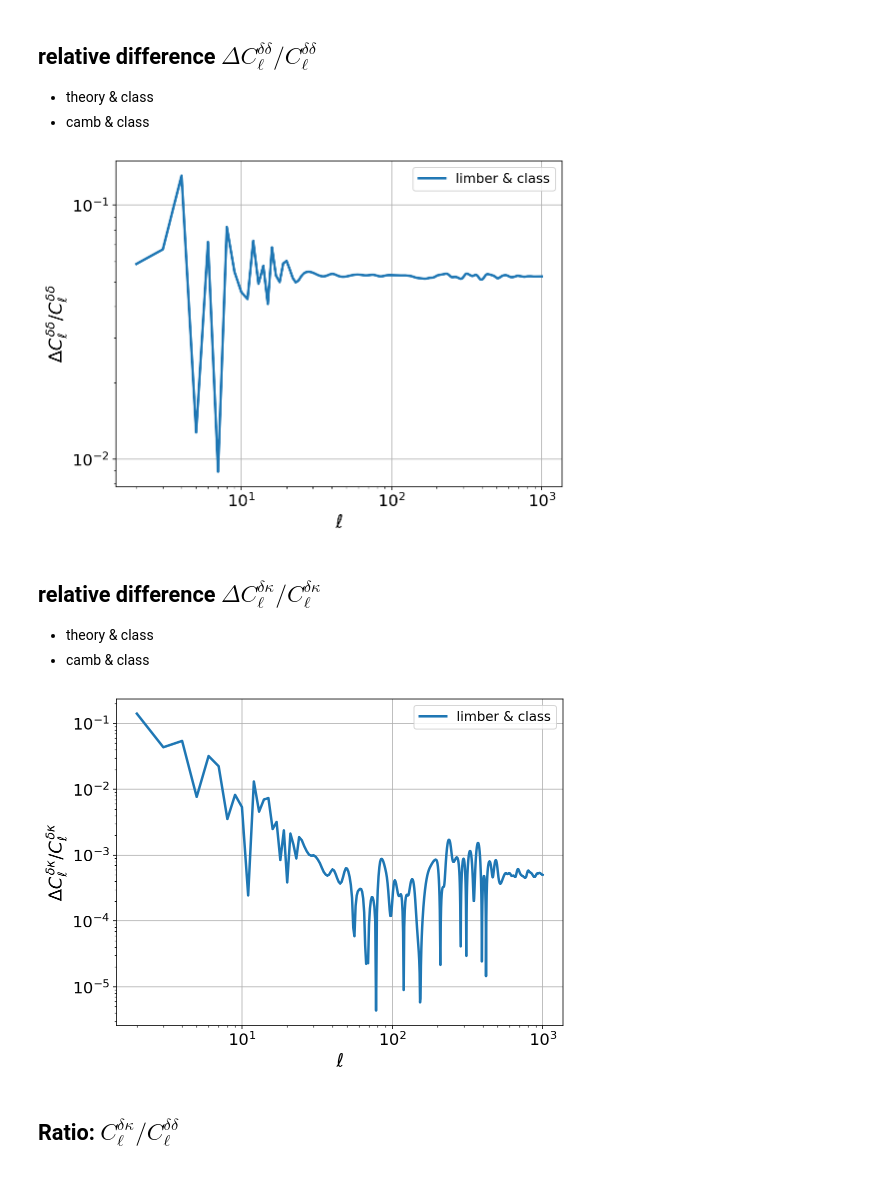
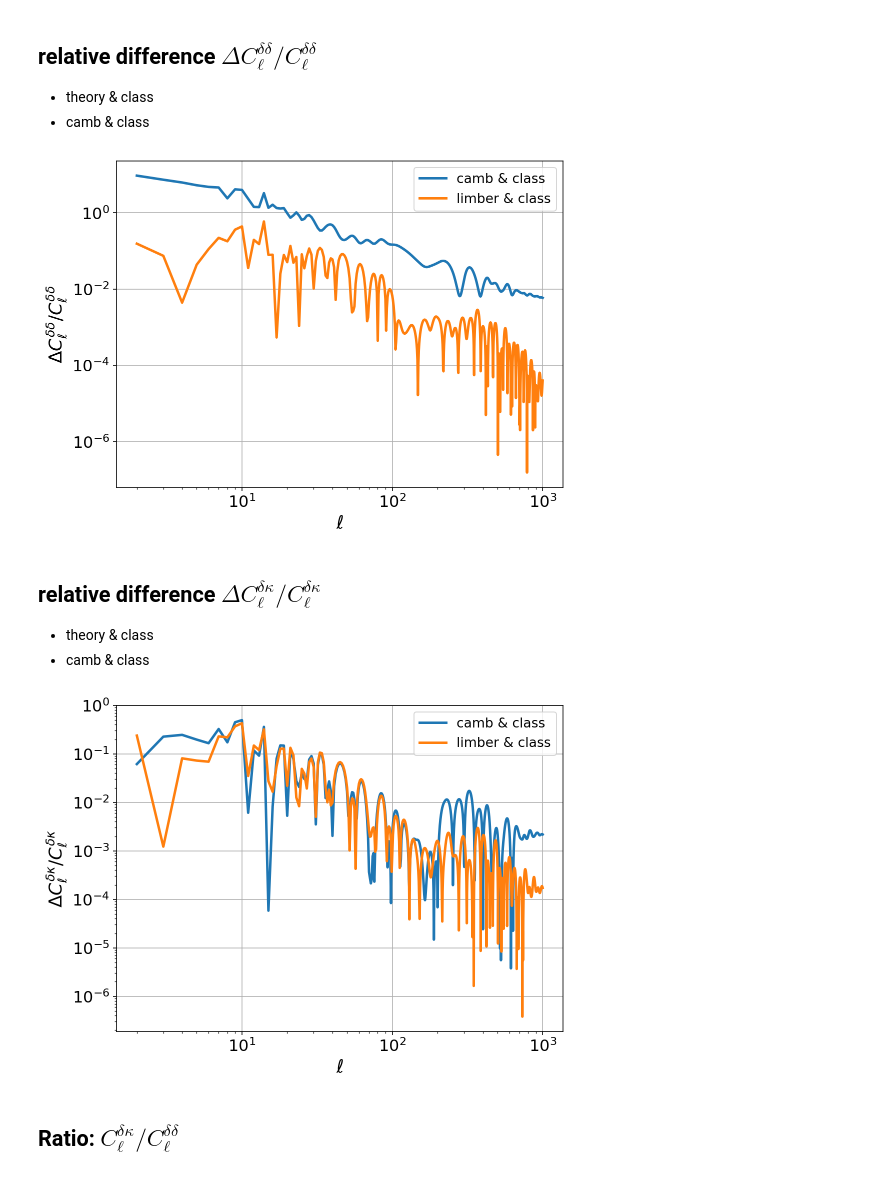
Before and after one commit to muntazirabidi/CLASS_CAMB, a Jupyter notebook: ratio_limber-tophat.ipynb, the cells around one changed output. Saved outputs shown, nothing was run; the diff lists cells and outputs as text; code cells hidden in the pictures.

```diff
--- a/ratio_limber-tophat.ipynb
+++ b/ratio_limber-tophat.ipynb
@@ -219,8 +245,8 @@ pars.Want_CMB = False
 pars.NonLinear = model.NonLinear_none
 #Set up W(z) window functions, later labelled W1, W2. Gaussian here.
 pars.SourceWindows = [
-    GaussianSourceWindow(redshift=mu_z1, source_type='counts', bias=1.0, sigma=sigma_z1, dlog10Ndm=0.4),
-    GaussianSourceWindow(redshift=mu_z2, source_type='lensing', sigma=sigma_z2)]
+    SplinedSourceWindow(z=z1,W=W_z1, source_type='counts', bias=1.0, dlog10Ndm=0.4),
+    SplinedSourceWindow(z=z2, W=W_z2, source_type='lensing')]
 # %%
 # set up camb ell array
 l_camb  = np.arange(2, ellmax+1)
@@ -255,8 +287,8 @@ cl_dd   = cltmp[2:ellmax+1]/(l_camb*(l_camb+1.0))*(2.0*np.pi)
 ## Compute Limber approximations
 # %%
 # set up redshift arrays in the two redshift bins
-z1  = np.linspace(mu_z1-delta_z1/2,mu_z1+delta_z1/2,num=nz,endpoint=True)
-z2  = np.linspace(mu_z2-delta_z2/2,mu_z2+delta_z2/2,num=nz,endpoint=True)
+#z1  = np.linspace(mu_z1-delta_z1/2,mu_z1+delta_z1/2,num=nz,endpoint=True)
+#z2  = np.linspace(mu_z2-delta_z2/2,mu_z2+delta_z2/2,num=nz,endpoint=True)
 # set up ell-array for limber
 l_limber = np.linspace(2,ellmax,nell)
 # %%
@@ -267,13 +299,10 @@ chi_z1    = comoving_dist_intp(z1) # returns comoving radial distance chi in Mpc
 chi_z2    = comoving_dist_intp(z2) # returns comoving radial distance chi in Mpc
 Hub_z1    =  Hubble_intp(z1)*cspeed
 
-# Gaussian window functions
-#W_z1      = norm_gaussian(z1,mu_z1,sigma_z1)
-#W_z2      = norm_gaussian(z2,mu_z2,sigma_z2)
 
 # tophat window functions
-W_z1  = (1/delta_z1)
-W_z2  = (1/delta_z2)
+#W_z1  = (1/delta_z1)
+#W_z2  = (1/delta_z2)
 
 #
 limber_ell_factor = (1.0+l_limber)*l_limber/(0.5+l_limber)**2 # we could simply set this to 1 w/o significant impact
@@ -297,7 +326,7 @@ for il, ell in enumerate(l_limber):
         kz      = (0.5+ell)/chi_z1[nz]
         Pkz[nz] = PK.P(iz, kz, grid=False)
         #Pkz[nz] = cosmo.pk_lin(kz, 0)*(growth_factor_intp(iz)**2)
-        res[nz] = W_z1*(1.0+z1[nz])*Pkz[nz]*simps(W_z2*(chi_z2-chi_z1[nz])/(chi_z2*chi_z1[nz]),x=z2)
+        res[nz] = W_z1[nz]*(1.0+z1[nz])*Pkz[nz]*simps(W_z2*(chi_z2-chi_z1[nz])/(chi_z2*chi_z1[nz]),x=z2)
     resarr_dk[il] = simps(res,x=z1)
 resarr_dk = resarr_dk*limber_ell_factor*1.5*(omch2+ombh2)*100.0**2/cspeed**2
 # %%
@@ -352,12 +379,11 @@ Text(0.5, 0, '$\\ell$')
 - camb & class
 # %%
 # set up interpolation function for camb result as Limber integration has different ell
-#cl_dd_f = interp1d(l_camb,cl_dd,kind='cubic')
+cl_dd_f = interp1d(l_camb,cl_dd,kind='cubic')
 
 cl_dd_limber_f = interp1d(l_limber,resarr_dd,kind='cubic')
 
-
-#plt.plot(ll[2:], np.abs((cls_dd_class['dd'][0][2:]-cl_dd_f(ll[2:]))/cls_dd_class['dd'][0][2:]), label = 'camb & class',linewidth=2.5)
+plt.plot(ll[2:], np.abs((cls_dd_class['dd'][0][2:]-cl_dd_f(ll[2:]))/cls_dd_class['dd'][0][2:]), label = 'camb & class',linewidth=2.5)
 plt.plot(ll[2:], np.abs((cls_dd_class['dd'][0][2:]-cl_dd_limber_f(ll[2:]))/cls_dd_class['dd'][0][2:]), label = 'limber & class',linewidth=2.5)
 
 
@@ -368,7 +394,7 @@ plt.yscale('log')
 plt.legend()
 plt.grid()
 # %% [output]
-[figure, old version]
+[figure, new version]
 # %% [markdown]
 ## relative difference $\Delta C_{\ell}^{\delta\kappa}/C_{\ell}^{\delta\kappa}$
 
@@ -377,23 +403,23 @@ plt.grid()
 # %%
 
 
-#cl_dk_f = interp1d(l_camb,cl_dk,kind='cubic')
+cl_dk_f = interp1d(l_camb,cl_dk,kind='cubic')
 cl_dk_class = (ll[2:]*(ll[2:]+1))*cls_dd_class['dl'][1][2:]/2
 cl_dk_limber_f = interp1d(l_limber,resarr_dk,kind='cubic')
 
 
-#plt.plot(ll[2:], np.abs((cl_dk_class-cl_dk_f(ll[2:]))/cl_dk_class), label = 'camb & class', linewidth=2.5)
+plt.plot(ll[2:], np.abs((cl_dk_class-cl_dk_f(ll[2:]))/cl_dk_class), label = 'camb & class', linewidth=2.5)
 plt.plot(ll[2:], np.abs((cl_dk_class-cl_dk_limber_f(ll[2:]))/cl_dk_class), label = 'limber & class',linewidth=2.5)
 
 
 plt.xlabel(r'$\ell$', fontsize=18)
 plt.ylabel(r'$\Delta C_{\ell}^{\delta\kappa}/C_{\ell}^{\delta\kappa}$', fontsize=18)
 plt.xscale('log')
 plt.yscale('log')
 plt.legend()
 plt.grid()
 # %% [output]
-[figure, old version]
+[figure, new version]
 # %% [markdown]
 ## Ratio: $C_{\ell}^{\delta\kappa}/C_{\ell}^{\delta\delta}$
 # %%
```
Also changed, not shown: parts of 24 cells of this notebook.
